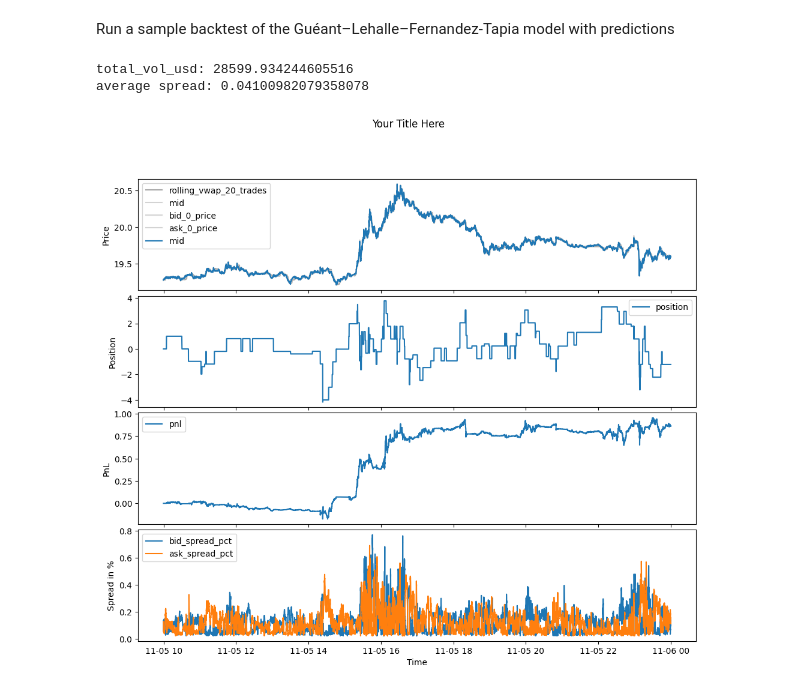
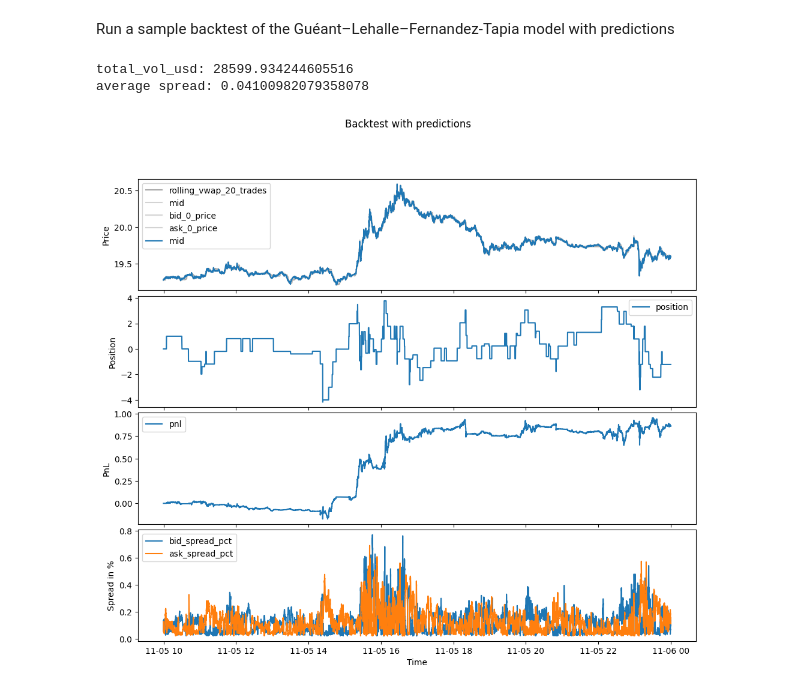
Before and after one commit to usamike25/Analysis-of-Order-Book-Events, a Jupyter notebook: avellaneda_stoikov_backtest.ipynb, the cells around one changed output. Drawn from its saved outputs; the diff is of its cells as text; code cells hidden in the pictures.

```diff
--- a/avellaneda_stoikov_backtest.ipynb
+++ b/avellaneda_stoikov_backtest.ipynb
@@ -1299,32 +1307,32 @@ axes[0].plot(books_plt['received_time'], books_plt["bid_0_price"], label='bid_0_
 axes[0].plot(books_plt['received_time'], books_plt["ask_0_price"], label='ask_0_price', color="lightgray")
 axes[0].plot(result['received_time'], result["mid"], label='mid')
 
 axes[0].set_ylabel('Price')
 
 # Subplot 2
 axes[1].plot(result['received_time'], result['position'], label='position')
 axes[1].set_ylabel('Position')
 
 # Subplot 3
 axes[2].plot(result['received_time'], result['pnl'], label='pnl')
 axes[2].set_ylabel('PnL')
 
 # Subplot 4
 axes[3].plot(result['received_time'], result['bid_spread_pct'], label='bid_spread_pct')
 axes[3].plot(result['received_time'], result['ask_spread_pct'], label='ask_spread_pct')
 axes[3].set_ylabel('Spread in %')
 
 # Set the x-axis label
 axes[-1].set_xlabel('Time')
 
 # Add a title
-fig.suptitle('Your Title Here')
+fig.suptitle('Backtest with predictions')
 for ax in axes:
     ax.legend()
 
 # Show the plot
 plt.show()
 # %% [output]
 total_vol_usd: 28599.934244605516
 average spread: 0.04100982079358078
-[figure, old version]
+[figure, new version]
```
Also changed, not shown: parts of 2 cells of this notebook.
